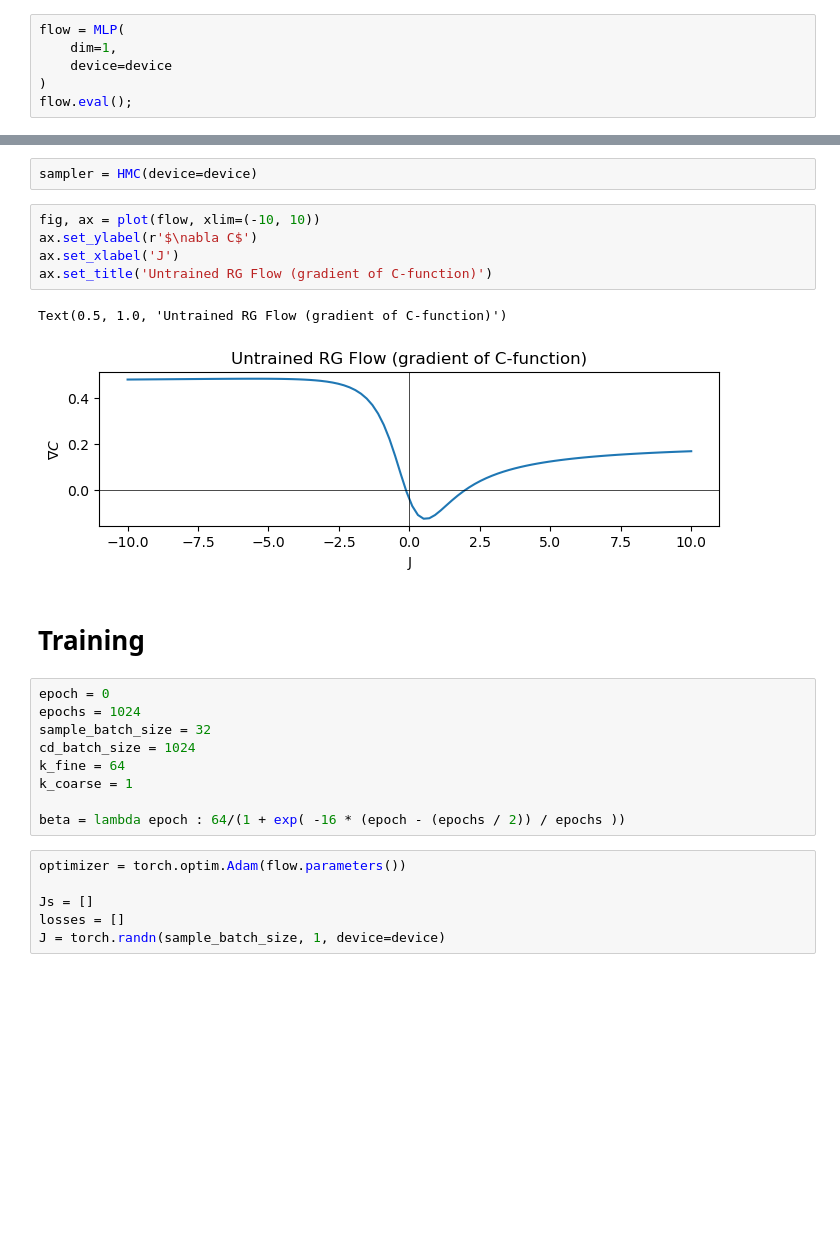
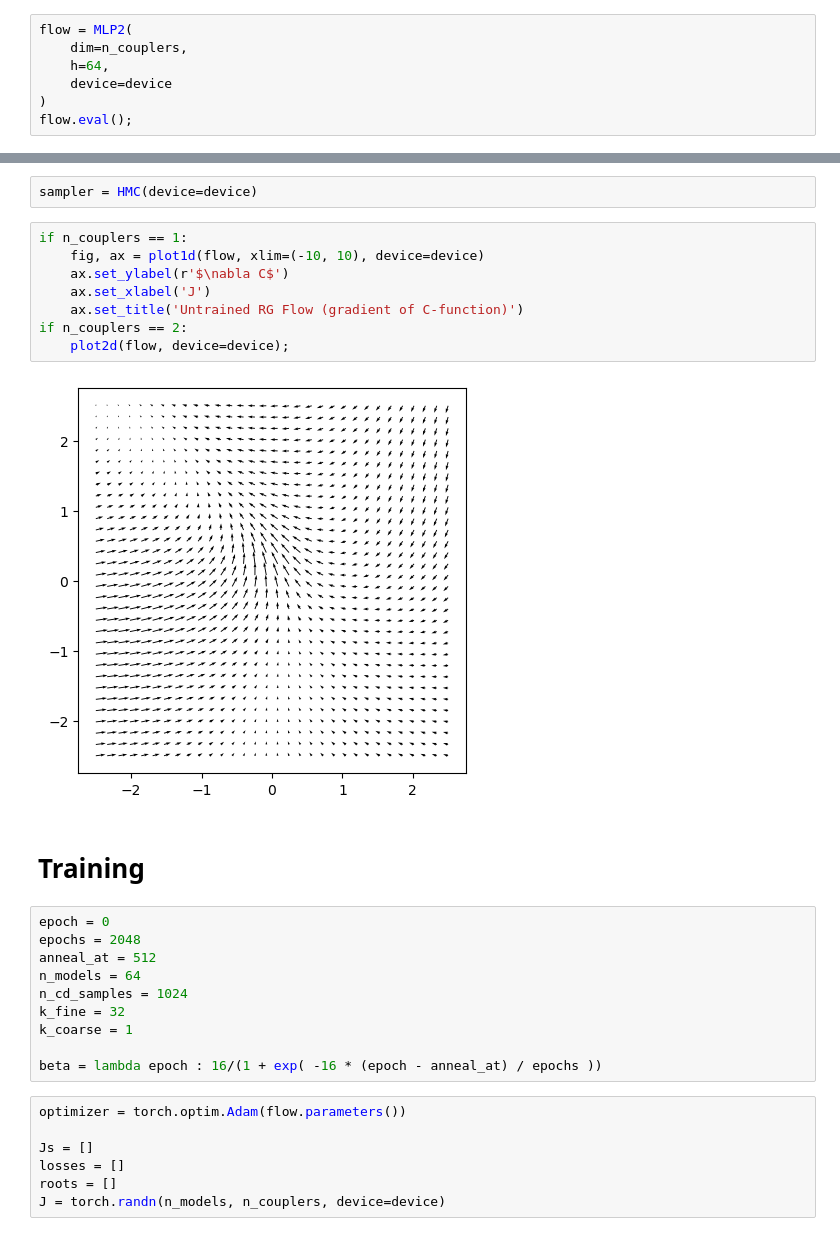
Before and after one commit to jshe2304/dlrg, a Jupyter notebook: train.ipynb, the cells around one changed output, grey strips where cells are left out. Cells and saved outputs as stored; diff of their text form; blank space fills up the shorter version.

Commit message:
rbm model batching, a1e, sampler batching all done

```diff
--- a/train.ipynb
+++ b/train.ipynb
@@ -49,8 +34,9 @@ def plot(*functions, xlim=(0, 2)):
 # %% [markdown]
 # Models
 # %%
-flow = MLP(
-    dim=1,
+flow = MLP2(
+    dim=n_couplers,
+    h=64,
     device=device
 )
 flow.eval();
@@ -59,31 +45,35 @@ fine = RBM(fine_coupler, device=device)
 coarse = RBM(coarse_coupler, device=device)
 # %%
 sampler = HMC(device=device)
-# %%
-fig, ax = plot(flow, xlim=(-10, 10))
-ax.set_ylabel(r'$\nabla C$')
-ax.set_xlabel('J')
-ax.set_title('Untrained RG Flow (gradient of C-function)')
-# %% [output]
-Text(0.5, 1.0, 'Untrained RG Flow (gradient of C-function)')
-[figure, removed]
+# %%
+if n_couplers == 1:
+    fig, ax = plot1d(flow, xlim=(-10, 10), device=device)
+    ax.set_ylabel(r'$\nabla C$')
+    ax.set_xlabel('J')
+    ax.set_title('Untrained RG Flow (gradient of C-function)')
+if n_couplers == 2:
+    plot2d(flow, device=device);
+# %% [output]
+[figure, added]
 # %% [markdown]
 # Training
 # %%
 epoch = 0
-epochs = 1024
-sample_batch_size = 32
-cd_batch_size = 1024
-k_fine = 64
+epochs = 2048
+anneal_at = 512
+n_models = 64
+n_cd_samples = 1024
+k_fine = 32
 k_coarse = 1
 
-beta = lambda epoch : 64/(1 + exp( -16 * (epoch - (epochs / 2)) / epochs ))
+beta = lambda epoch : 16/(1 + exp( -16 * (epoch - anneal_at) / epochs ))
 # %%
 optimizer = torch.optim.Adam(flow.parameters())
 
 Js = []
 losses = []
-J = torch.randn(sample_batch_size, 1, device=device)
+roots = []
+J = torch.randn(n_models, n_couplers, device=device)
 # %%
 flow.train()
 for epoch in tqdm(range(epoch, epoch + epochs)):
```
Also changed, not shown: parts of 7 cells of this notebook, 7 other files.
